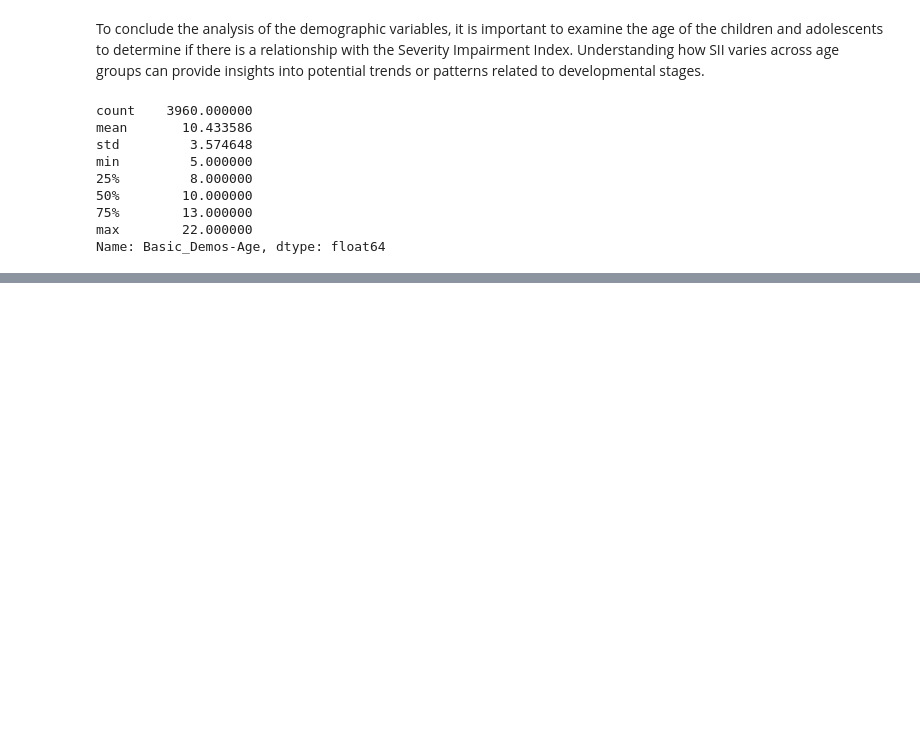
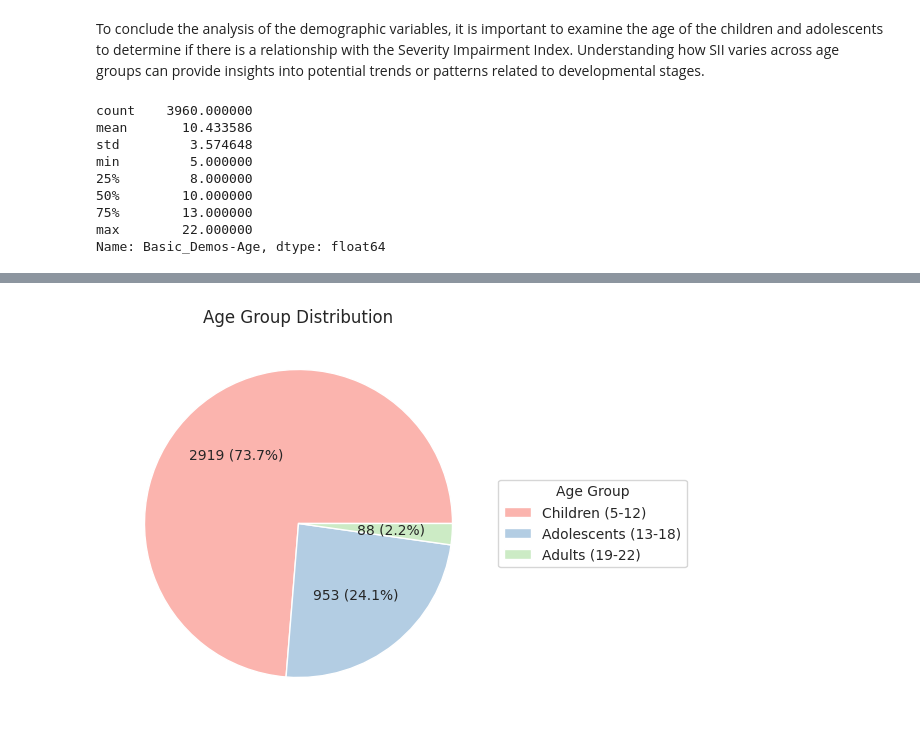
Before and after one commit to datateamclub/project_child_problematic_internet_use_03, a Jupyter notebook: internet_use_v3.ipynb, the cells around one changed output, grey strips where cells are left out. Drawn from its saved outputs; the diff is of its cells as text; code cells hidden in the pictures; blank space fills up the shorter version.

```diff
--- a/internet_use_v3.ipynb
+++ b/internet_use_v3.ipynb
@@ -306,0 +335,30 @@ display()
+# %%
+df_train['age_group'] = pd.cut(
+    df_train['Basic_Demos-Age'],
+    bins=[4, 12, 18, 22],
+    labels=[0, 1, 2])
+# %%
+age_group_labels = {0: 'Children (5-12)', 1: 'Adolescents (13-18)', 2: 'Adults (19-22)'}
+age_group_counts = df_train['age_group'].map(lambda x: age_group_labels.get(x, 'Unknown')).value_counts()
+
+plt.figure(figsize=(10, 5))
+
+wedges, texts, autotexts = plt.pie(
+    age_group_counts,
+    autopct=lambda pct: func(pct, age_group_counts),
+    labels=[None] * len(age_group_counts),
+    colors=plt.cm.Pastel1.colors
+)
+
+plt.legend(
+    wedges,
+    [age_group_labels[idx] for idx in sorted(age_group_labels.keys())],
+    title="Age Group",
+    loc="center left",
+    bbox_to_anchor=(1, 0.5)
+)
+
+plt.title("Age Group Distribution")
+display()
+# %% [output]
+[figure, added]
```
Also changed, not shown: parts of 5 cells of this notebook.
